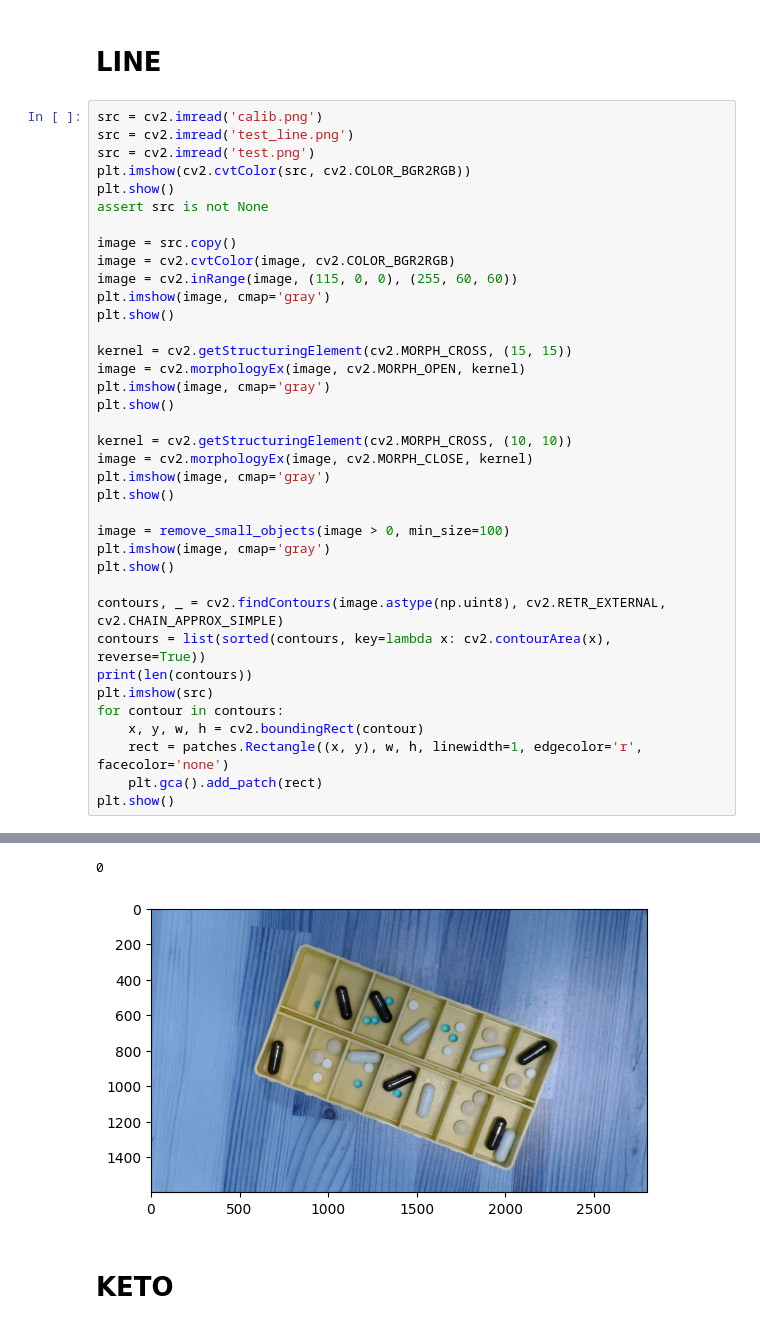
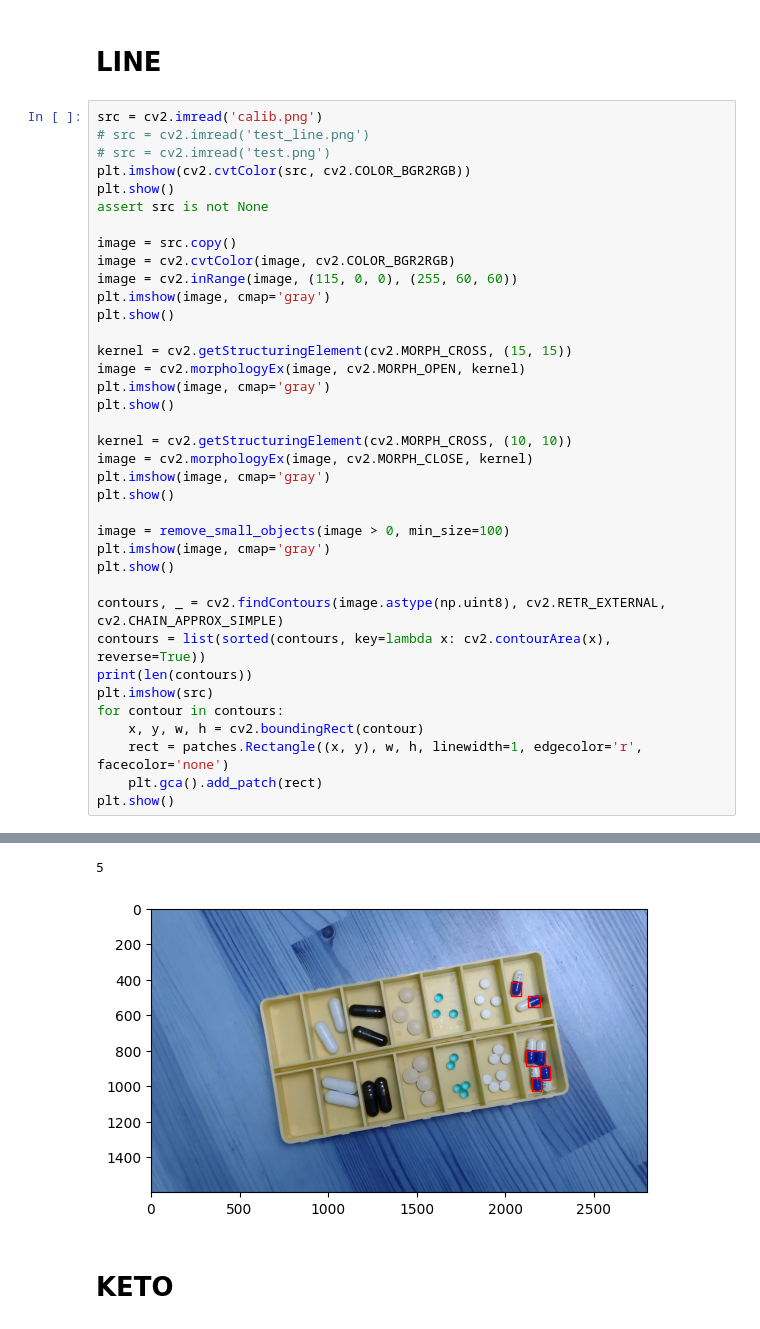
Before and after one commit to WitoldFracek/AiPOiV, a Jupyter notebook: Lab5/experiments.ipynb, the cells around one changed output, grey strips where cells are left out. Saved outputs shown, nothing was run; the diff lists cells and outputs as text.

```diff
--- a/Lab5/experiments.ipynb
+++ b/Lab5/experiments.ipynb
@@ -18,8 +153,8 @@ plt.show()
 # LINE
 # %%
 src = cv2.imread('calib.png')
-src = cv2.imread('test_line.png')
-src = cv2.imread('test.png')
+# src = cv2.imread('test_line.png')
+# src = cv2.imread('test.png')
 plt.imshow(cv2.cvtColor(src, cv2.COLOR_BGR2RGB))
 plt.show()
 assert src is not None
@@ -62,5 +197,5 @@ plt.show()
-0
+5
-[figure, old version]
+[figure, new version]
 # %% [markdown]
 # KETO
 # %%
```
Also changed, not shown: parts of 10 cells of this notebook, 1 other file.
